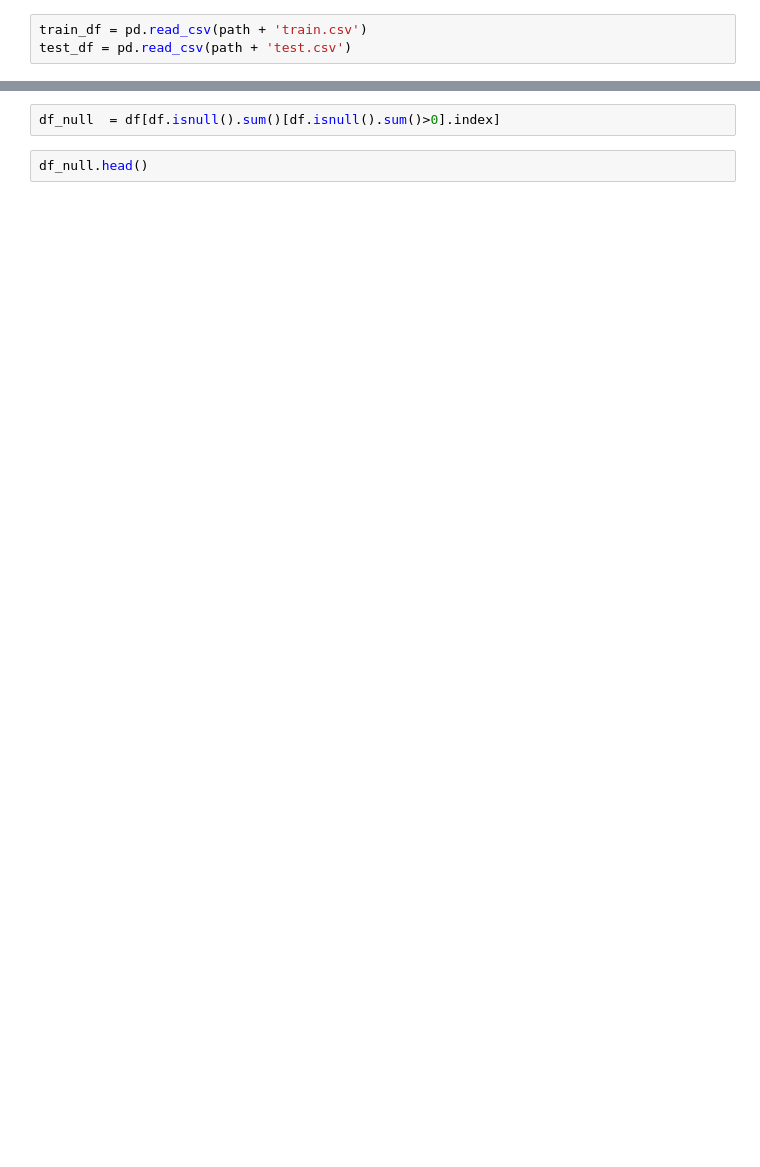
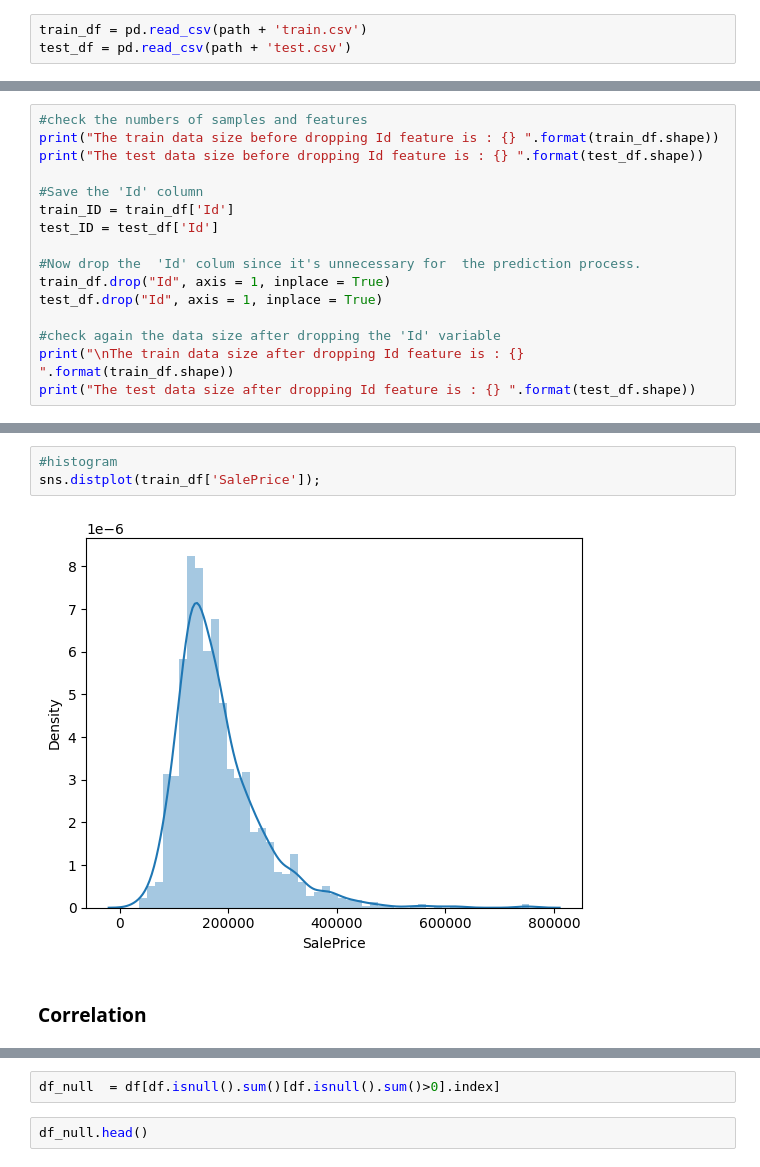
Before and after one commit to patorsiang/Kaggle-Competitions, a Jupyter notebook: house-prices-advanced-regression-techniques/main.ipynb, the cells around one changed output, grey strips where cells are left out. Saved outputs shown, nothing was run; the diff lists cells and outputs as text; blank space fills up the shorter version.

```diff
--- a/house-prices-advanced-regression-techniques/main.ipynb
+++ b/house-prices-advanced-regression-techniques/main.ipynb
@@ -75,0 +52,16 @@ df.head()
+# %%
+#check the numbers of samples and features
+print("The train data size before dropping Id feature is : {} ".format(train_df.shape))
+print("The test data size before dropping Id feature is : {} ".format(test_df.shape))
+
+#Save the 'Id' column
+train_ID = train_df['Id']
+test_ID = test_df['Id']
+
+#Now drop the  'Id' colum since it's unnecessary for  the prediction process.
+train_df.drop("Id", axis = 1, inplace = True)
+test_df.drop("Id", axis = 1, inplace = True)
+
+#check again the data size after dropping the 'Id' variable
+print("\nThe train data size after dropping Id feature is : {} ".format(train_df.shape))
+print("The test data size after dropping Id feature is : {} ".format(test_df.shape))
@@ -77,0 +91,7 @@ df.head()
+# %%
+#histogram
+sns.distplot(train_df['SalePrice']);
+# %% [output]
+[figure, added]
+# %% [markdown]
+### Correlation
```
Also changed, not shown: parts of 108 cells of this notebook, 6 other files.
